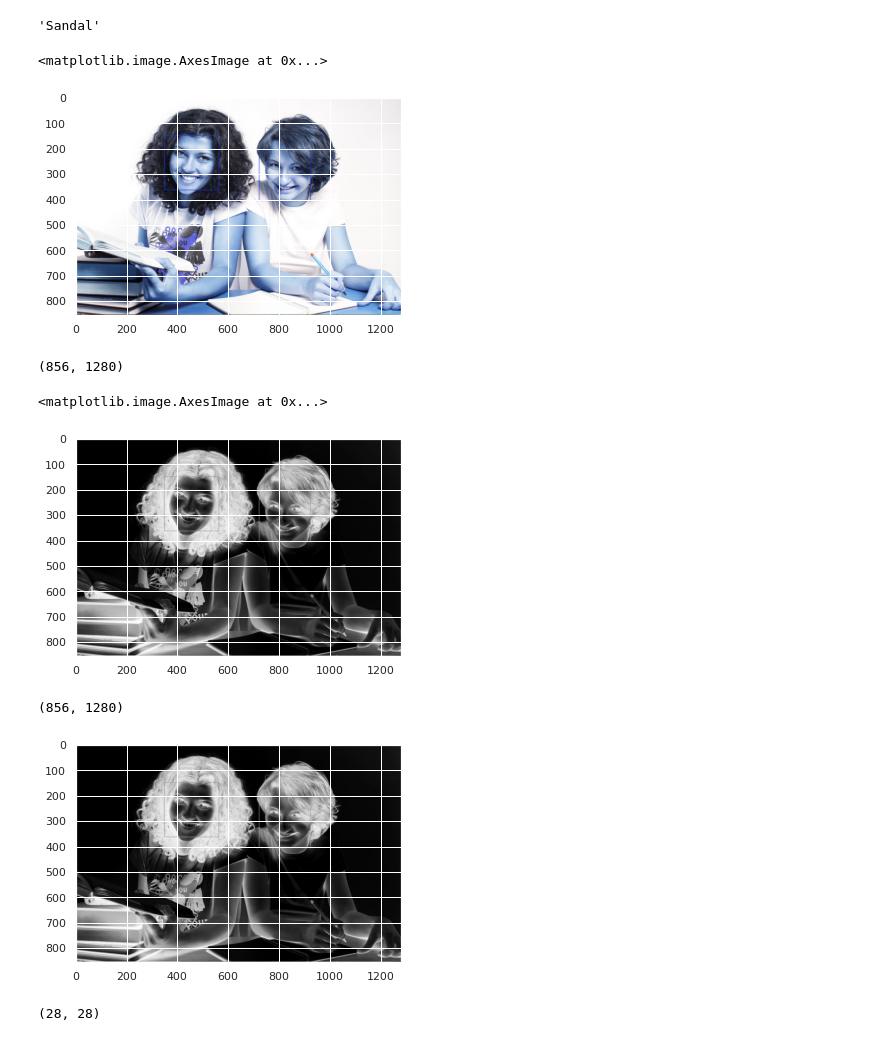
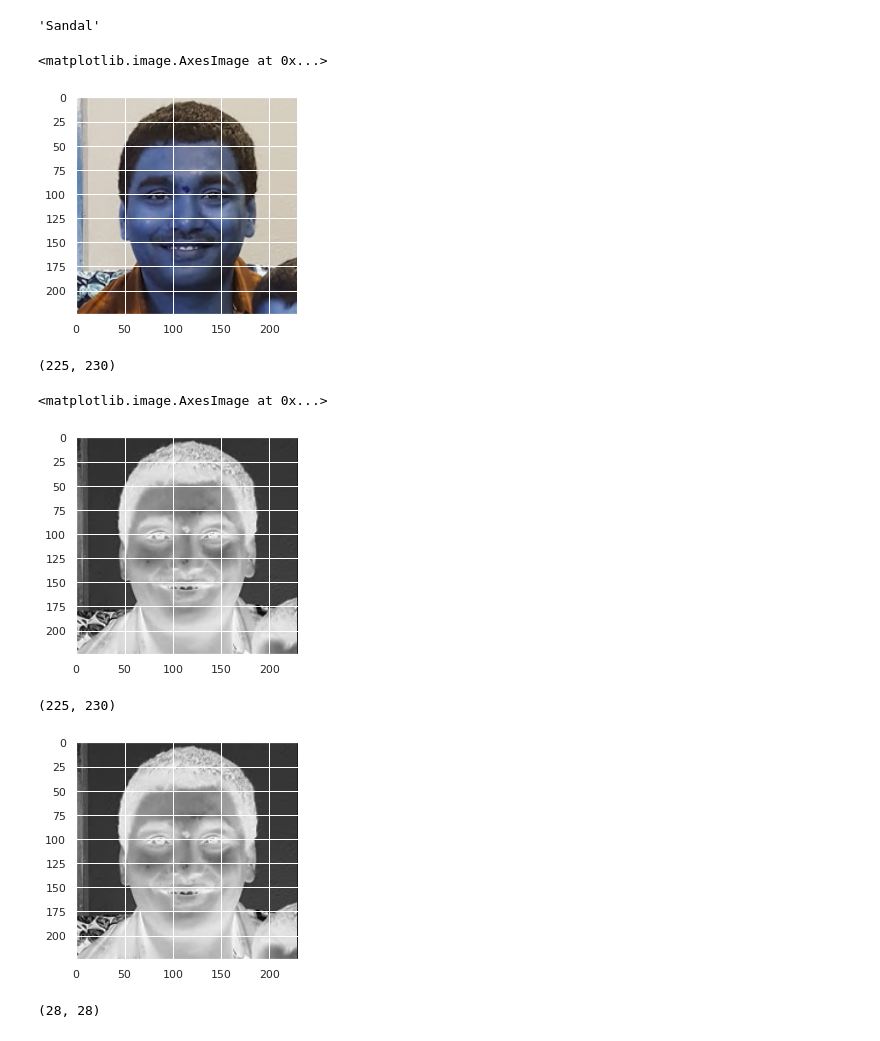
Before and after one commit to vutukurisantosh/COVID-19, a Jupyter notebook: Tesorflow.ipynb, the cells around one changed output. Saved outputs shown, nothing was run; the diff lists cells and outputs as text; code cells hidden in the pictures.

```diff
--- a/Tesorflow.ipynb
+++ b/Tesorflow.ipynb
@@ -184,34 +184,34 @@ class_names[np.argmax(probability_model.predict(img))]
 import cv2
 # %%
 #im = cv2.imread("My_CBA.jpg",1)
-im = cv2.imread("31.jpg",1)
+im = cv2.imread("1.jpg",1)
 plt.imshow(im, cmap=plt.cm.binary)
 # %% [output]
 <matplotlib.image.AxesImage at 0x...>
-[figure, old version]
+[figure, new version]
 # %%
 im = cv2.cvtColor(im, cv2.COLOR_BGR2GRAY)
 # %%
 im.shape #height, width, depth
 #im = im/255
 # %% [output]
-(856, 1280)
+(225, 230)
 # %%
 plt.imshow(im, cmap=plt.cm.binary)
 # %% [output]
 <matplotlib.image.AxesImage at 0x...>
-[figure, old version]
+[figure, new version]
 # %%
 #im = cv2.cvtColor(im, cv2.COLOR_BGR2GRAY)
 # %%
 im.shape #height, width, depth
 # %% [output]
-(856, 1280)
+(225, 230)
 # %%
 plt.imshow(im, cmap=plt.cm.binary)
 im = im / 255.0
 # %% [output]
-[figure, old version]
+[figure, new version]
 # %%
 im_resized = cv2.resize(im, (28,28), interpolation = cv2.INTER_AREA)
 # %%
```
Also changed, not shown: parts of 1 cell of this notebook.
